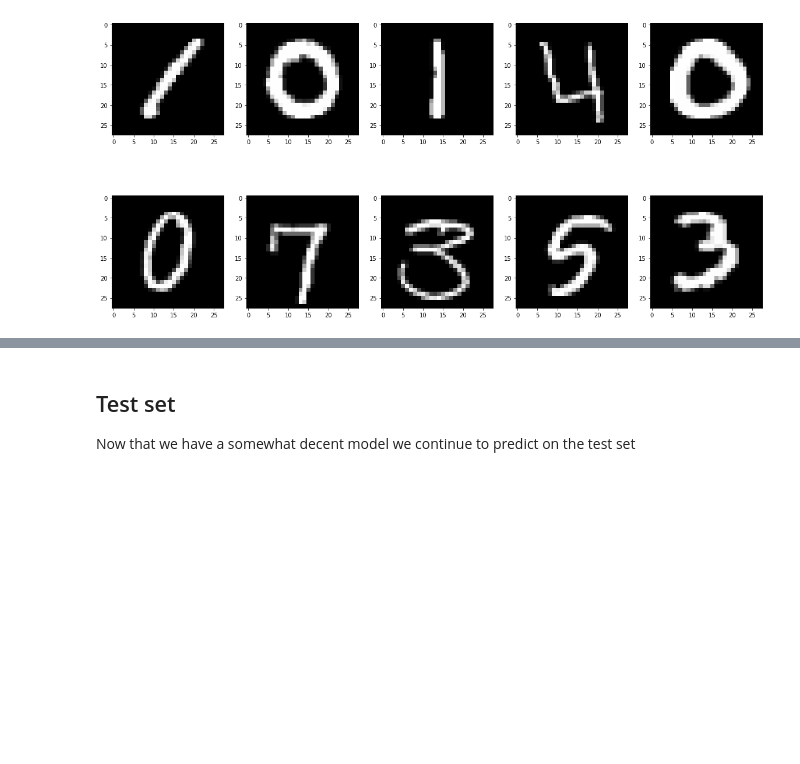
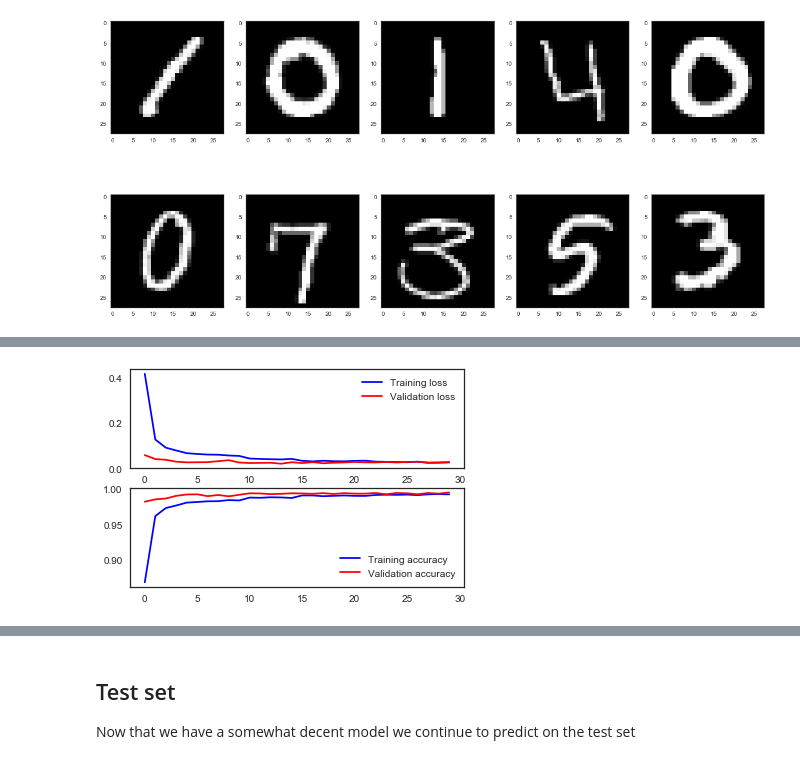
Before and after one commit to dthemg/digit-recognizer, a Jupyter notebook: digit-recognizer.ipynb, the cells around one changed output, grey strips where cells are left out. Cells and saved outputs as stored; diff of their text form; code cells hidden in the pictures; blank space fills up the shorter version.

```diff
--- a/digit-recognizer.ipynb
+++ b/digit-recognizer.ipynb
@@ -144,0 +182,31 @@ Epoch 11/11
+# %%
+'''Data augmentation'''
+learning_rate_reducer = keras.callbacks.ReduceLROnPlateau(monitor='val_acc',
+                                                         patience=3,
+                                                         verbose=1,
+                                                         factor=0.5,
+                                                         min_lr=0.00001)
+
+datagen = keras.preprocessing.image.ImageDataGenerator(
+                featurewise_center = False,
+                samplewise_center = False,
+                featurewise_std_normalization = False,
+                samplewise_std_normalization = False,
+                zca_whitening = False,
+                rotation_range = 10,
+                zoom_range = 0.1,
+                width_shift_range = 0.1,
+                height_shift_range = 0.1,
+                horizontal_flip = False,
+                vertical_flip = False)
+
+datagen.fit(X_train)
+# %%
+'''Model fitting'''
+history = digit_model.fit_generator(datagen.flow(X_train,
+                                       y_train,
+                                       batch_size = batch_size),
+                                       epochs = epochs,
+                                       validation_data = (X_val, y_val),
+                                       steps_per_epoch = X_train.shape[0]//batch_size,
+                                       callbacks = [learning_rate_reducer])
@@ -144,0 +231,13 @@ Epoch 11/11
+# %%
+'''Model evaluation'''
+fig, ax = plt.subplots(2, 1)
+ax[0].plot(history.history['loss'], color = 'b', label = 'Training loss')
+ax[0].plot(history.history['val_loss'], color = 'r', label = 'Validation loss',
+            axes = ax[0])
+legend = ax[0].legend(loc = 'best', shadow = True)
+
+ax[1].plot(history.history['acc'], color = 'b', label = 'Training accuracy')
+ax[1].plot(history.history['val_acc'], color = 'r', label='Validation accuracy')
+legend = ax[1].legend(loc = 'best', shadow = True)
+# %% [output]
+[figure, added]
```
Also changed, not shown: parts of 14 cells of this notebook, 1 other file.
